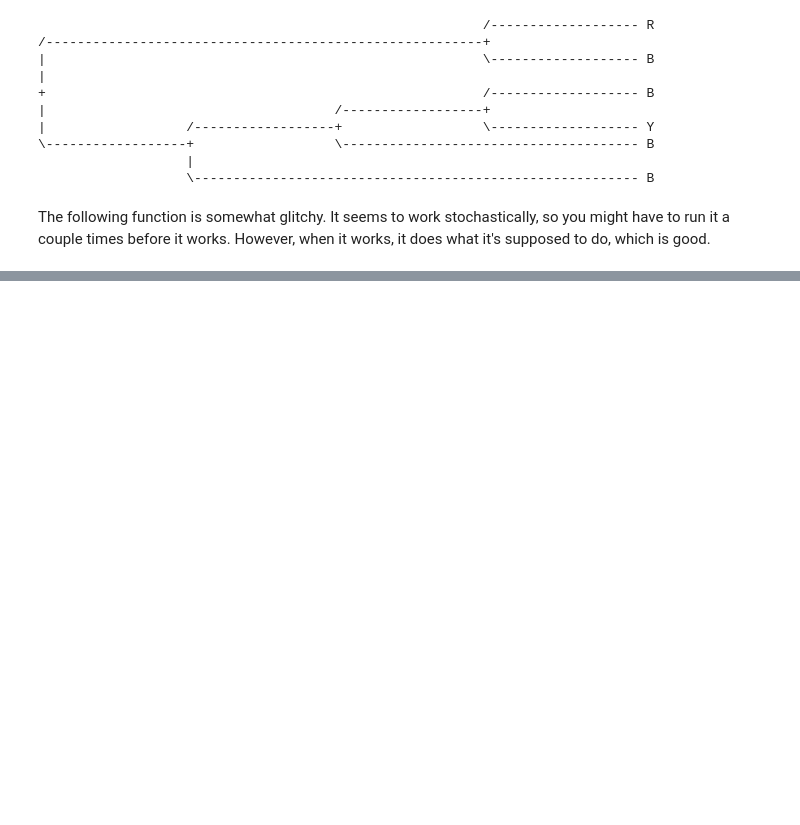
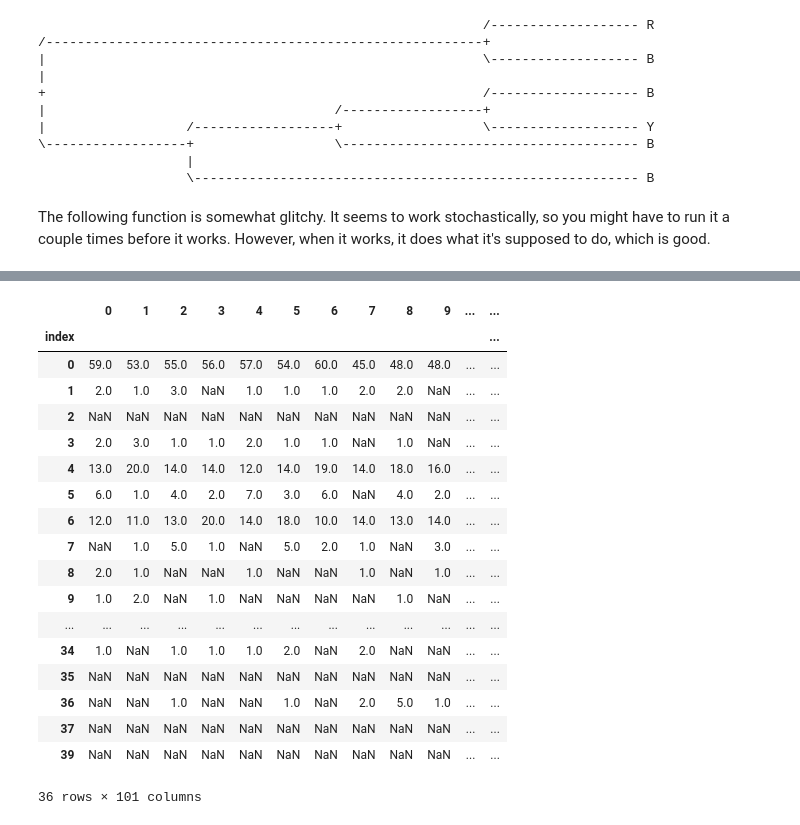
Before and after one commit to tranmartin45/elowitz, a Jupyter notebook: sandbox/triplet_motif_analysis_bootstrap.ipynb, the cells around one changed output, grey strips where cells are left out. Saved outputs shown, nothing was run; the diff lists cells and outputs as text; code cells hidden in the pictures; blank space fills up the shorter version.

```diff
--- a/sandbox/triplet_motif_analysis_bootstrap.ipynb
+++ b/sandbox/triplet_motif_analysis_bootstrap.ipynb
@@ -1401,3 +1280,27 @@ dfs_concat
+# %%
+dfs_list = [dfs[i] for i in range(100)] + [df_counts_true]
+dfs_concat = pd.concat(dfs_list, axis=1, sort=False)
+dfs_concat
+# %% [output]
+|  | 0 | 1 | 2 | 3 | 4 | 5 | 6 | 7 | 8 | 9 | ... | ... |
+| index |  |  |  |  |  |  |  |  |  |  |  | ... |
+| 0 | 59.0 | 53.0 | 55.0 | 56.0 | 57.0 | 54.0 | 60.0 | 45.0 | 48.0 | 48.0 | ... | ... |
+| 1 | 2.0 | 1.0 | 3.0 | NaN | 1.0 | 1.0 | 1.0 | 2.0 | 2.0 | NaN | ... | ... |
+| 2 | NaN | NaN | NaN | NaN | NaN | NaN | NaN | NaN | NaN | NaN | ... | ... |
+| 3 | 2.0 | 3.0 | 1.0 | 1.0 | 2.0 | 1.0 | 1.0 | NaN | 1.0 | NaN | ... | ... |
+| 4 | 13.0 | 20.0 | 14.0 | 14.0 | 12.0 | 14.0 | 19.0 | 14.0 | 18.0 | 16.0 | ... | ... |
+| 5 | 6.0 | 1.0 | 4.0 | 2.0 | 7.0 | 3.0 | 6.0 | NaN | 4.0 | 2.0 | ... | ... |
+| 6 | 12.0 | 11.0 | 13.0 | 20.0 | 14.0 | 18.0 | 10.0 | 14.0 | 13.0 | 14.0 | ... | ... |
+| 7 | NaN | 1.0 | 5.0 | 1.0 | NaN | 5.0 | 2.0 | 1.0 | NaN | 3.0 | ... | ... |
+| 8 | 2.0 | 1.0 | NaN | NaN | 1.0 | NaN | NaN | 1.0 | NaN | 1.0 | ... | ... |
+| 9 | 1.0 | 2.0 | NaN | 1.0 | NaN | NaN | NaN | NaN | 1.0 | NaN | ... | ... |
+| ... | ... | ... | ... | ... | ... | ... | ... | ... | ... | ... | ... | ... |
+| 34 | 1.0 | NaN | 1.0 | 1.0 | 1.0 | 2.0 | NaN | 2.0 | NaN | NaN | ... | ... |
+| 35 | NaN | NaN | NaN | NaN | NaN | NaN | NaN | NaN | NaN | NaN | ... | ... |
+| 36 | NaN | NaN | 1.0 | NaN | NaN | 1.0 | NaN | 2.0 | 5.0 | 1.0 | ... | ... |
+| 37 | NaN | NaN | NaN | NaN | NaN | NaN | NaN | NaN | NaN | NaN | ... | ... |
+| 39 | NaN | NaN | NaN | NaN | NaN | NaN | NaN | NaN | NaN | NaN | ... | ... |
+36 rows × 101 columns
 # %%
 dfs_concat.fillna(0, inplace=True)
 # %%
```
Also changed, not shown: parts of 10 cells of this notebook, 11 other files.
